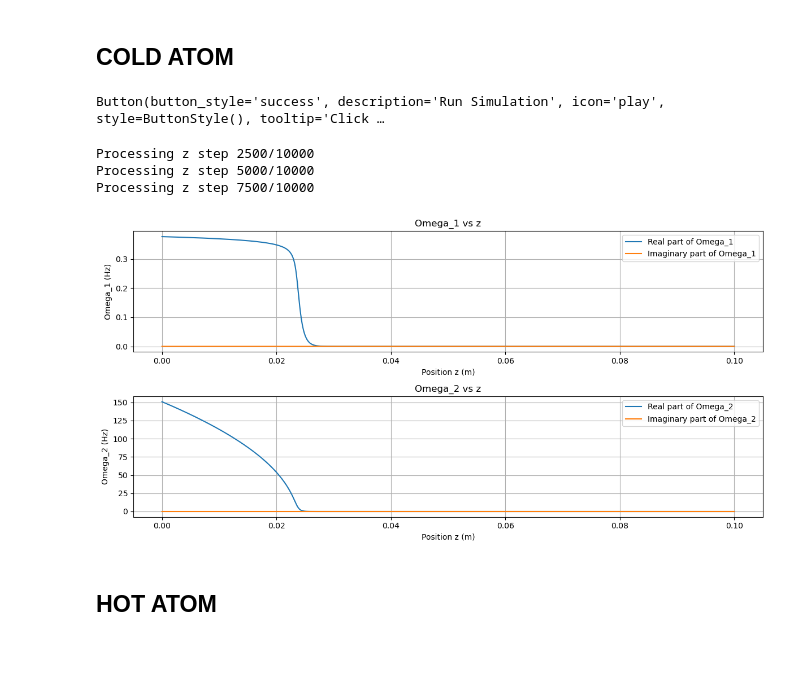
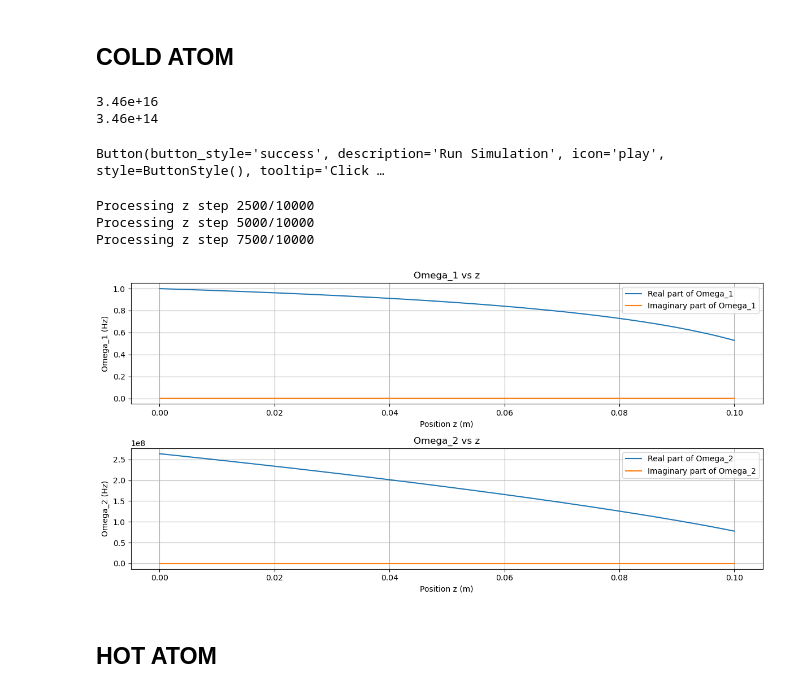
Before and after one commit to AndersonXu99/AONN-Nonlinearity, a Jupyter notebook: dev/Ruben/Test Hadiseh .ipynb, the cells around one changed output. Drawn from its saved outputs; the diff is of its cells as text; code cells hidden in the pictures; blank space fills up the shorter version.

```diff
--- a/dev/Ruben/Test Hadiseh .ipynb
+++ b/dev/Ruben/Test Hadiseh .ipynb
@@ -6,8 +6,8 @@ import ipywidgets as widgets
 from IPython.display import display
 from IPython.display import Image
 import multiprocessing
-# %% [markdown]
-## COLD ATOM
+# %% [markdown]
+## COLD ATOM
 # %%
 Transparency_Omega_1 = None
 Transparency_Omega_2 = None
@@ -16,27 +16,31 @@ Om_2_list_adapted = None
 # Constants
 epsilon_0 = 8.854e-12  # Vacuum permittivity (F/m)
 hbar = 1.054e-34       # Reduced Planck's constant (J·s)
-mu_13 = 1.932e-29      # Dipole moment between states |1> and |3> (C·m)
-mu_23 = 2.53e-29       # Dipole moment between states |2> and |3> (C·m)
-N = 3.5e10             # Atomic number density (atoms/m^3)
+mu_13 = mu_23 = 2.5377e-29      # Dipole moment between states (|1> and |3>) and (|1> and |3>) (C·m)
 
-Gamma3 = 2 * np.pi * 6   # (MHz)
-Gamma31 = 5/9 * Gamma3   # Decay from level 3 to level 1 (MHz)
-Gamma32 = Gamma23 = 4/9 * Gamma3   # Decay from level 3 to level 2 (MHz)
-Gamma12 = Gamma21 = 0.05 * Gamma3    # Decay rates between levels 1 and 2 (MHz)
-gamma13 = (Gamma3 + Gamma12)/2  # Decoherence rate between levels 1 and 3 (MHz)
-gamma23 = (Gamma3 + Gamma21)/2  # Decoherence rate between levels 2 and 3 (MHz)
-gamma12 = (Gamma12 + Gamma21)/2     # Decoherence rate between ground states (MHz)
+Gamma3 = 2 * np.pi * 6e6   # (Hz)
+Gamma31 = 5/9 * Gamma3   # Decay from level 3 to level 1 (Hz)
+Gamma32 = Gamma23 = 4/9 * Gamma3   # Decay from level 3 to level 2 (Hz)
+Gamma12 = Gamma21 = 0.05 * Gamma3    # Decay rates between levels 1 and 2 (Hz)
+gamma13 = (Gamma3 + Gamma12)/2  # Decoherence rate between levels 1 and 3 (Hz)
+gamma23 = (Gamma3 + Gamma21)/2  # Decoherence rate between levels 2 and 3 (Hz)
+gamma12 = (Gamma12 + Gamma21)/2     # Decoherence rate between ground states (Hz)
 
 w_1 = 2 * np.pi * 3e8 / 795e-9
 k_0 = w_1 / 3e8
 L = 0.1        # Length in meters
 z = 0.00001    # Step size in meters
 
+OD_0 = 10
+N1 = OD_0 / ((4 * np.pi * mu_13**2 * L) / (Gamma3 * hbar * epsilon_0 * 795e-9))
+N = 3.46e16
+print("{:.2e}".format(N))
+print("{:.2e}".format(N1))
+
 # Backend function to calculate OD based on user input
 def calculate_OD_1(Om_1=1.0, delta_1=0.0, delta_2=0.0):
 
-    Om_2_list = 4 * Gamma3 + 0j
+    Om_2_list = 7 * Gamma3 + 0j
     Om_1_list = Om_1 * Gamma3 + 0j
 
     nz = int(L / z)  # Number of z steps
@@ -146,7 +150,7 @@ def plot_OD(Om_1: list,delta_1: list, delta_2):
 
     # Plot Omega_1
     plt.subplot(2, 1, 1)
-    plt.plot(z_array, Om_1_real, label='Real part of Omega_1')
+    plt.plot(z_array, Om_1_real/(Om_1*Gamma3), label='Real part of Omega_1')
     plt.plot(z_array, Om_1_imag, label='Imaginary part of Omega_1')
     plt.xlabel('Position z (m)')
     plt.ylabel('Omega_1 (Hz)')
@@ -164,39 +168,41 @@ def plot_OD(Om_1: list,delta_1: list, delta_2):
     plt.legend()
     plt.grid(True)
 
     plt.tight_layout()
     plt.show()
 
 
 # Create the button to start the simulation
 run_button = widgets.Button(
     description="Run Simulation",
     button_style='success',  # 'success', 'info', 'warning', 'danger' or '' (default)
     tooltip='Click to run the simulation',
     icon='play'
 )
 
 # Function to be triggered when the button is clicked
 def run_simulation(b):
     # Extract the current slider values
-    Om_1 = 0.01
+    Om_1 = 3
     delta_1 = 0
     delta_2 = 0
 
     # Call the plot_OD function with these values
     plot_OD(Om_1, delta_1, delta_2)
 
 # Attach the function to the button
 run_button.on_click(run_simulation)
 
 # Display the sliders and the button
 display(run_button)
 # %% [output]
-Button(button_style='success', description='Run Simulation', icon='play', style=ButtonStyle(), tooltip='Click …
+3.46e+16
+3.46e+14
-Processing z step 2500/10000
-Processing z step 5000/10000
-Processing z step 7500/10000
+Button(button_style='success', description='Run Simulation', icon='play', style=ButtonStyle(), tooltip='Click …
+Processing z step 2500/10000
+Processing z step 5000/10000
+Processing z step 7500/10000
-[figure, old version]
+[figure, new version]
 # %% [markdown]
 ## HOT ATOM
 # %%
```
Also changed, not shown: parts of 3 cells of this notebook.
